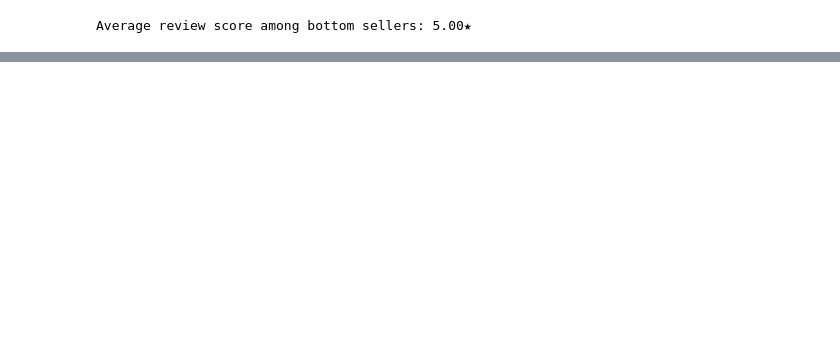
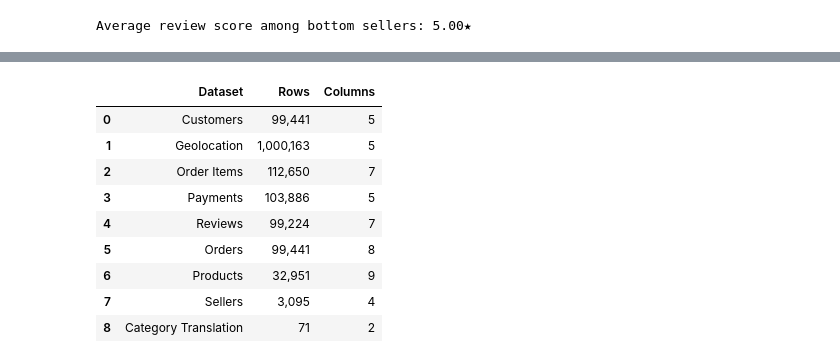
Before and after one commit to ifai2/E_commerce_Sales_Insights, a Jupyter notebook: notebooks/E_COMMERCE__SALES__INSIGHTS_FAI.ipynb, the cells around one changed output, grey strips where cells are left out. Drawn from its saved outputs; the diff is of its cells as text; code cells hidden in the pictures; blank space fills up the shorter version.

```diff
--- a/notebooks/E_COMMERCE__SALES__INSIGHTS_FAI.ipynb
+++ b/notebooks/E_COMMERCE__SALES__INSIGHTS_FAI.ipynb
@@ -493,0 +461,81 @@ Writing app.py
+# %%
+# ============================
+# 📊 Olist E-commerce Dataset — Facts & Insights (Display Mode)
+# ============================
+
+import pandas as pd
+from IPython.display import display, Markdown
+
+display(Markdown("## 📦 Olist E-commerce Dataset — Summary Facts"))
+
+# ---- Table shapes ----
+summary_data = []
+datasets = {
+    "Customers": customers,
+    "Geolocation": geolocation,
+    "Order Items": order_items,
+    "Payments": order_payments,
+    "Reviews": order_reviews,
+    "Orders": orders,
+    "Products": products,
+    "Sellers": sellers,
+    "Category Translation": category_translation
+}
+
+for name, df in datasets.items():
+    summary_data.append([name, f"{df.shape[0]:,}", df.shape[1]])
+
+summary_df = pd.DataFrame(summary_data, columns=["Dataset", "Rows", "Columns"])
+display(Markdown("### Dataset Sizes"))
+display(summary_df)
+
+# ---- Timeframe ----
+orders['order_purchase_timestamp'] = pd.to_datetime(orders['order_purchase_timestamp'])
+start_date = orders['order_purchase_timestamp'].min().strftime("%Y-%m-%d")
+end_date = orders['order_purchase_timestamp'].max().strftime("%Y-%m-%d")
+
+display(Markdown(f"**🗓️ Data timeframe:** {start_date} → {end_date}"))
+
+# ---- Order status ----
+status_counts = orders['order_status'].value_counts(normalize=True).mul(100).round(2)
+display(Markdown("### Order Status Distribution (%)"))
+display(status_counts.to_frame(name="Percentage (%)"))
+
+# ---- Review score ----
+avg_review = order_reviews['review_score'].mean()
+display(Markdown(f"**⭐ Average Customer Review Score:** {avg_review:.2f} / 5"))
+
+# ---- Unique sellers/customers ----
+unique_sellers = sellers['seller_id'].nunique()
+unique_customers = customers['customer_id'].nunique()
+display(Markdown(f"**👨‍💼 Unique Sellers:** {unique_sellers:,}"))
+display(Markdown(f"**👩‍💻 Unique Customers:** {unique_customers:,}"))
+
+# ---- Revenue ----
+total_revenue = order_payments['payment_value'].sum()
+display(Markdown(f"**💰 Total Recorded Revenue:** BRL {total_revenue:,.2f}"))
+
+# ---- Payment method ----
+most_common_payment = order_payments['payment_type'].mode()[0]
+display(Markdown(f"**💳 Most Common Payment Method:** {most_common_payment}"))
+
+# ---- Top states ----
+top_sellers_state = sellers['seller_state'].value_counts().head(5)
+display(Markdown("### 📍 Top 5 Seller States"))
+display(top_sellers_state.to_frame(name="Count"))
+
+# ---- Top product categories ----
+top_categories = products['product_category_name'].value_counts().head(5)
+display(Markdown("### 🛍️ Top 5 Product Categories"))
+display(top_categories.to_frame(name="Count"))
+
+# ---- Seller revenue summary ----
+display(Markdown("### 💼 Seller Revenue Summary (BRL)"))
+display(seller_data['total_revenue'].describe()[['min','mean','50%','max']].to_frame())
+
+# ---- Profitable sellers ----
+profitable_ratio = seller_data['profitable'].mean() * 100
+display(Markdown(f"**📈 Profitable Sellers:** {profitable_ratio:.1f}% of all sellers"))
+
+display(Markdown("✅ **Dataset facts generated successfully.**"))
+# %% [output]
@@ -493,0 +544,10 @@ Writing app.py
+|  | Dataset | Rows | Columns |
+| 0 | Customers | 99,441 | 5 |
+| 1 | Geolocation | 1,000,163 | 5 |
+| 2 | Order Items | 112,650 | 7 |
+| 3 | Payments | 103,886 | 5 |
+| 4 | Reviews | 99,224 | 7 |
+| 5 | Orders | 99,441 | 8 |
+| 6 | Products | 32,951 | 9 |
+| 7 | Sellers | 3,095 | 4 |
+| 8 | Category Translation | 71 | 2 |
```
Also changed, not shown: parts of 6 cells of this notebook, 11 other files.
